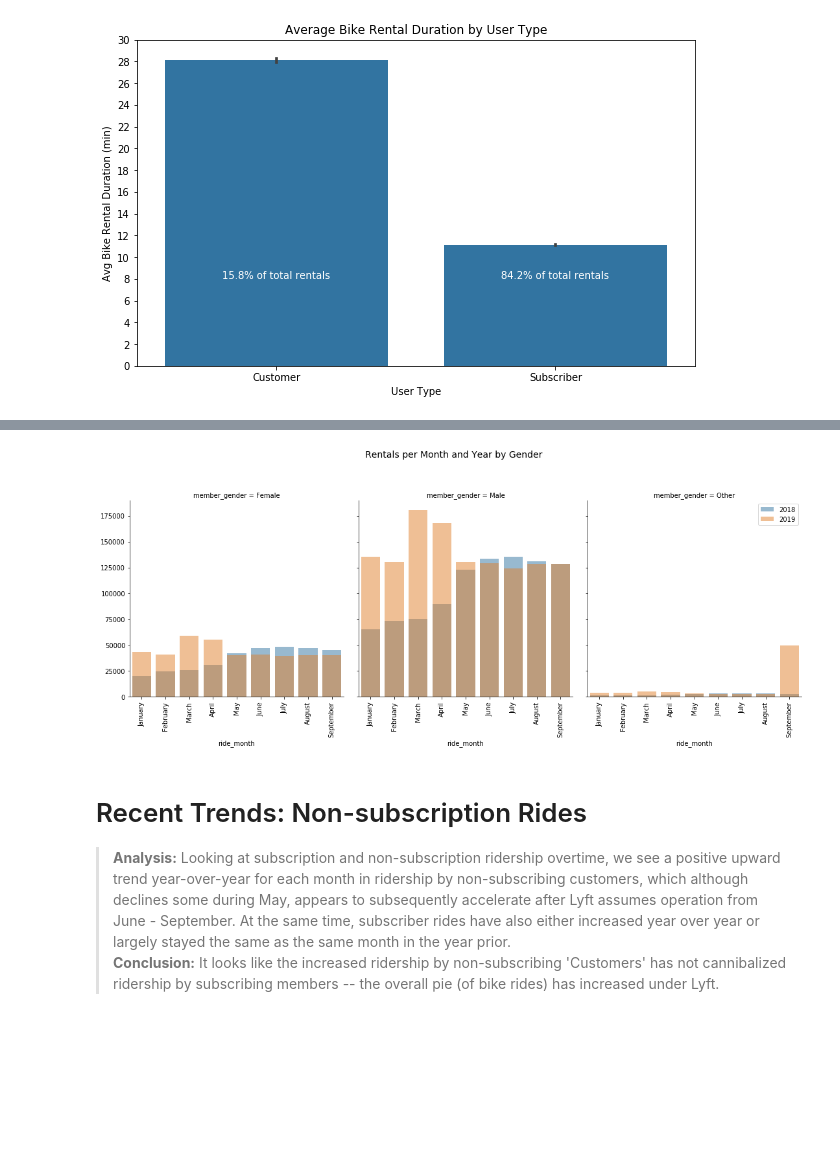
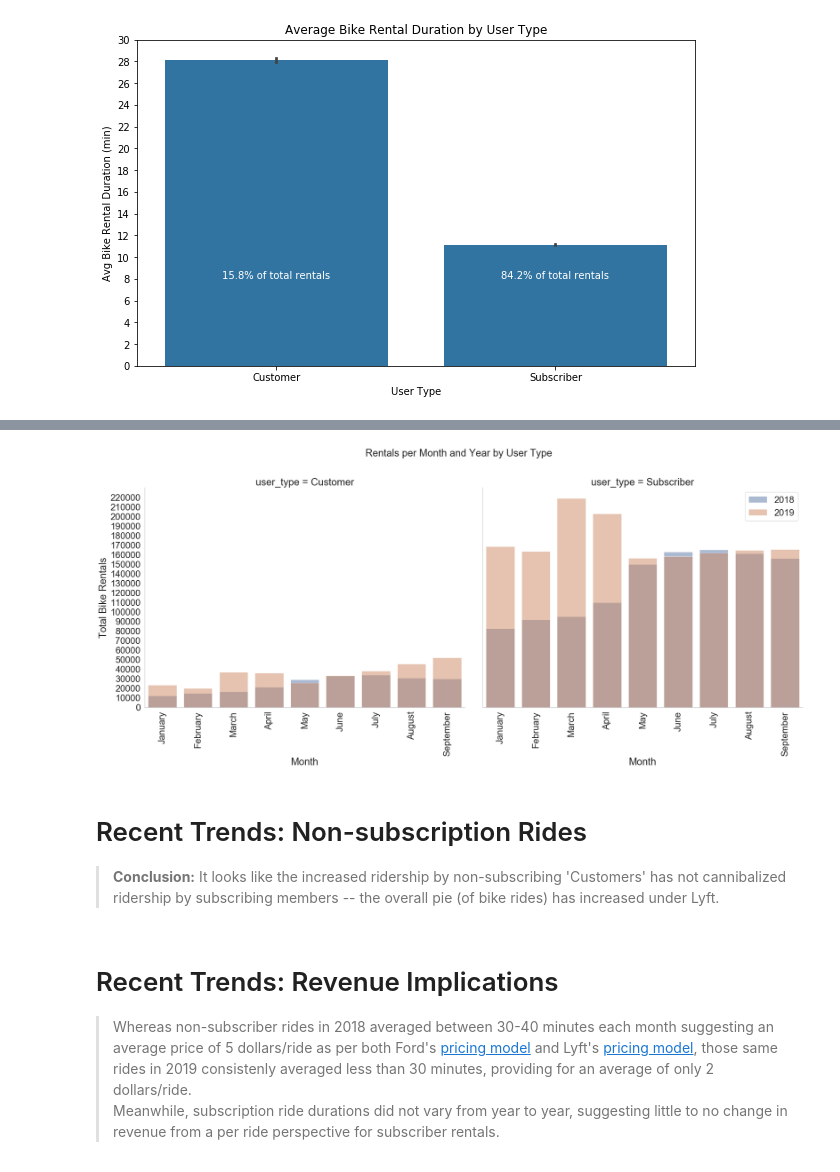
Before and after one commit to jerrycyip/Analysis_Lyft_Bay_Wheels_System_Data, a Jupyter notebook: Lyft_Bay_Wheels_Slide_Deck.ipynb, the cells around one changed output, grey strips where cells are left out. Drawn from its saved outputs; the diff is of its cells as text; code cells hidden in the pictures; blank space fills up the shorter version.

```diff
--- a/Lyft_Bay_Wheels_Slide_Deck.ipynb
+++ b/Lyft_Bay_Wheels_Slide_Deck.ipynb
@@ -140,0 +149,13 @@ for loc, label in zip(locs, labels):
+# %%
+#First we'll look at Gender
+sns.set(font_scale=3)
+sns.set_style("whitegrid", {'axes.grid' : False})
+g = sns.FacetGrid(data = bike_clean, hue = 'ride_year', col='member_gender', col_wrap = 3, size = 14, aspect = 1.2)#height=12, aspect = 10/10)
+#sns.set(rc={'axes.facecolor':'white', 'figure.facecolor':'white'})
+g.map(sns.countplot, 'ride_month', alpha = .5)
+g.set_xticklabels(rotation=90)
+g.set_xlabels('Month')
+g.set_ylabels('Total Bike Rentals')
+plt.legend(loc='best')
+g.fig.subplots_adjust(top=.85)
+g.fig.suptitle('Rentals per Month and Year by Gender', size=36);
@@ -147,15 +171,23 @@ for loc, label in zip(locs, labels):
 # %%
-#First we'll look at Gender
-g = sns.FacetGrid(data = bike_clean, hue = 'ride_year', col='member_gender', col_wrap = 3, height=6, aspect = 6/7)
+# Let's break down that year-over-year growth by User Type:
+sns.set(font_scale=2)
+sns.set_style("whitegrid", {'axes.grid' : False})
+g = sns.FacetGrid(data = bike_clean, hue = 'ride_year', col='user_type', height=10, aspect = 1.2)
 g.map(sns.countplot, 'ride_month', alpha = .5)
 g.set_xticklabels(rotation=90)
 plt.legend(loc='best')
-g.fig.subplots_adjust(top=.8)
-g.fig.suptitle('Rentals per Month and Year by Gender', size=14);
+g.set_xlabels('Month')
+g.set_ylabels('Total Bike Rentals')
+g.fig.subplots_adjust(top=.85)
+g.fig.suptitle('Rentals per Month and Year by User Type', size=24)
+plt.yticks(np.arange(0, 230000, 10000));
 # %% [output]
-[figure, old version]
+[figure, new version]
 # %% [markdown]
 # Recent Trends: Non-subscription Rides
-> **Analysis:**  Looking at subscription and non-subscription ridership overtime, we see a positive upward trend year-over-year for each month in ridership by non-subscribing customers, which although declines some during May, appears to subsequently accelerate after Lyft assumes operation from June - September.  At the same time, subscriber rides have also either increased year over year or largely stayed the same as the same month in the year prior.
 > **Conclusion:** It looks like the increased ridership by non-subscribing 'Customers' has not cannibalized ridership by subscribing members -- the overall pie (of bike rides) has increased under Lyft.
+# %% [markdown]
+# Recent Trends: Revenue Implications
+>Whereas non-subscriber rides in 2018 averaged between 30-40 minutes each month suggesting an average price of 5 dollars/ride as per both Ford's [pricing model](https://biketoeverything.com/2018/06/12/complete-san-francisco-bikeshare-review/) and Lyft's [pricing model](https://www.lyft.com/bikes/bay-wheels/pricing), those same rides in 2019 consistenly averaged less than 30 minutes, providing for an average of only 2 dollars/ride.
+Meanwhile, subscription ride durations did not vary from year to year, suggesting little to no change in revenue from a per ride perspective for subscriber rentals.
 # %%
```
Also changed, not shown: parts of 13 cells of this notebook.
